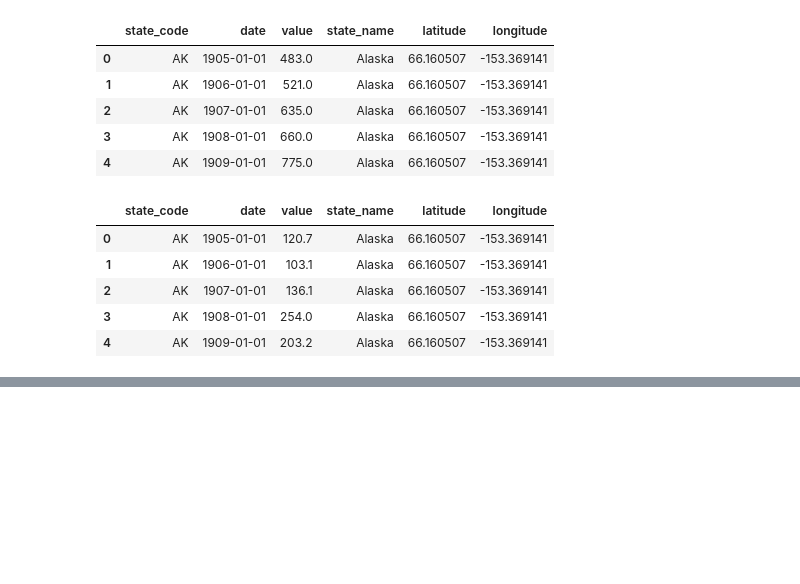
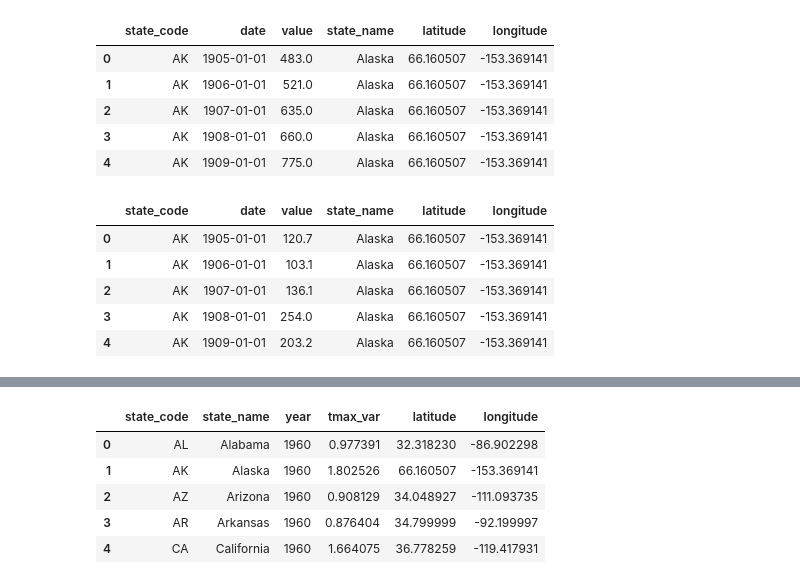
Before and after one commit to sanilveeravu/capstone_climate_project, a Jupyter notebook: database/database_sqlite.ipynb, the cells around one changed output, grey strips where cells are left out. Drawn from its saved outputs; the diff is of its cells as text; code cells hidden in the pictures; blank space fills up the shorter version.

Commit message:
updated join queries

```diff
--- a/database/database_sqlite.ipynb
+++ b/database/database_sqlite.ipynb
@@ -185,0 +239,11 @@ prcp_final.head()
+# %%
+conn = engine.connect()
+
+query = """
+        SELECT
+             *
+        fROM
+            tmax_var;
+        """
+tmax_var = pd.read_sql(query, conn)
+tmax_var.head()
@@ -185,0 +322,18 @@ prcp_final.head()
+# %%
+conn = engine.connect()
+query = """
+        SELECT
+             sl.state_code,sl.state_name,tv.year,tv.value tmax_var,sl.latitude,sl.longitude
+        fROM
+            tmax_var tv inner join states_lookup sl
+            on (tv.state_name=sl.state_name) ;
+        """
+tmax_var_with_lat_long = pd.read_sql(query, conn)
+tmax_var_with_lat_long.head()
+# %% [output]
+|  | state_code | state_name | year | tmax_var | latitude | longitude |
+| 0 | AL | Alabama | 1960 | 0.977391 | 32.318230 | -86.902298 |
+| 1 | AK | Alaska | 1960 | 1.802526 | 66.160507 | -153.369141 |
+| 2 | AZ | Arizona | 1960 | 0.908129 | 34.048927 | -111.093735 |
+| 3 | AR | Arkansas | 1960 | 0.876404 | 34.799999 | -92.199997 |
+| 4 | CA | California | 1960 | 1.664075 | 36.778259 | -119.417931 |
```
Also changed, not shown: parts of 18 cells of this notebook, 1 other file.
